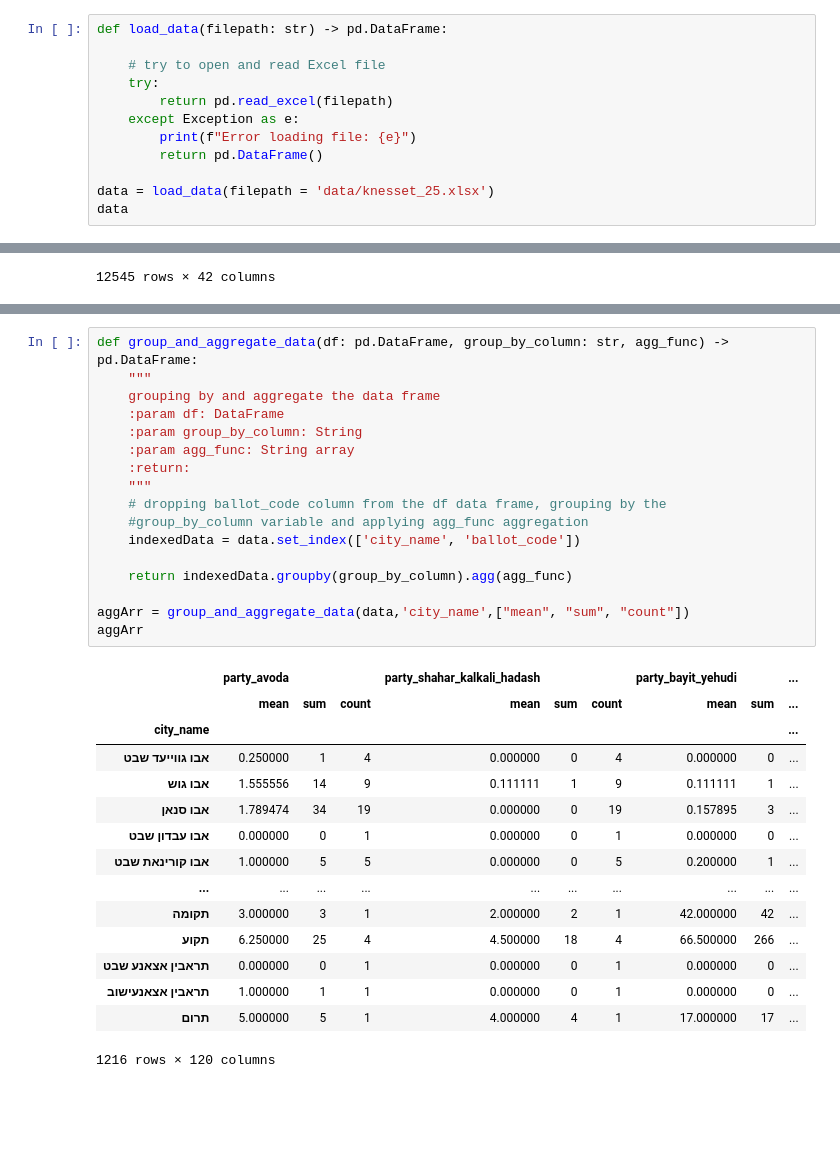
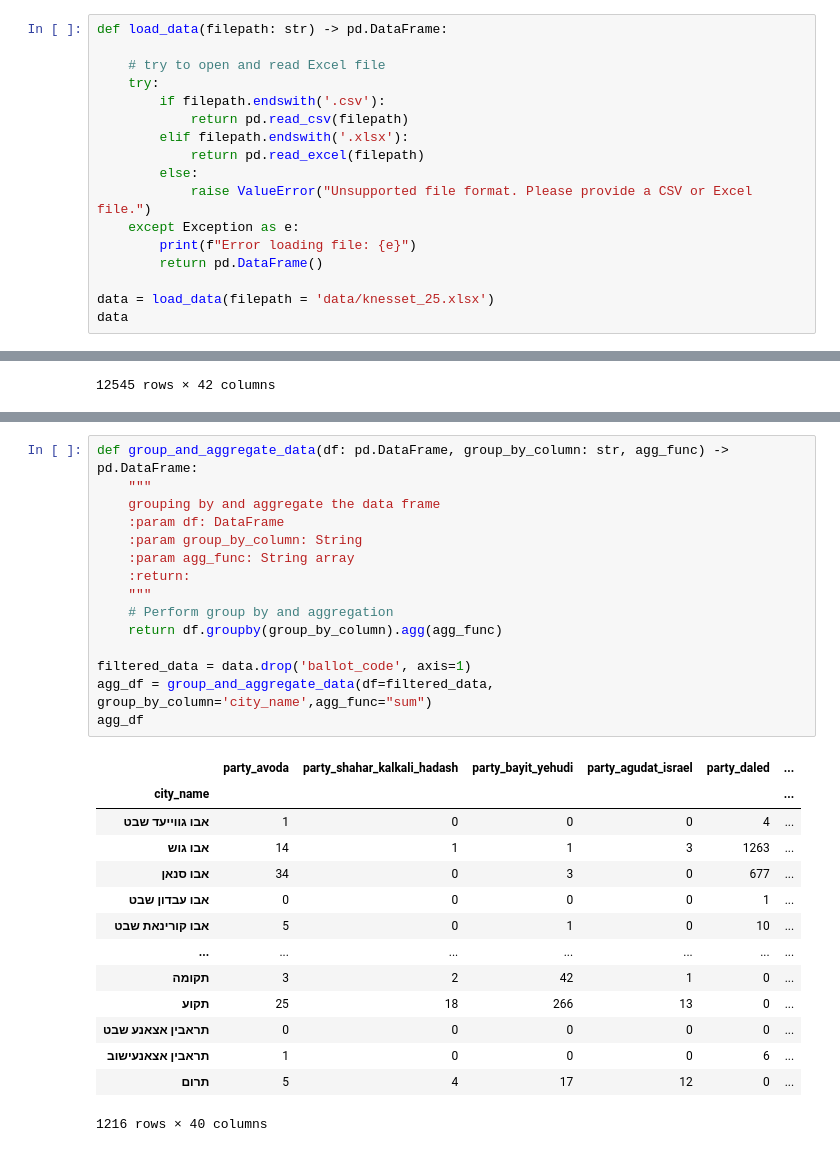
Before and after one commit to MichaelBabiy23/Dimensionality_Reduction, a Jupyter notebook: funcDemo.ipynb, the cells around one changed output, grey strips where cells are left out. Cells and saved outputs as stored; diff of their text form; blank space fills up the shorter version.

```diff
--- a/funcDemo.ipynb
+++ b/funcDemo.ipynb
@@ -17,7 +25,12 @@ def load_data(filepath: str) -> pd.DataFrame:
 
     # try to open and read Excel file
     try:
-        return pd.read_excel(filepath)
+        if filepath.endswith('.csv'):
+            return pd.read_csv(filepath)
+        elif filepath.endswith('.xlsx'):
+            return pd.read_excel(filepath)
+        else:
+            raise ValueError("Unsupported file format. Please provide a CSV or Excel file.")
     except Exception as e:
         print(f"Error loading file: {e}")
         return pd.DataFrame()
@@ -56,34 +75,31 @@ def group_and_aggregate_data(df: pd.DataFrame, group_by_column: str, agg_func) -
 # %%
 def group_and_aggregate_data(df: pd.DataFrame, group_by_column: str, agg_func) -> pd.DataFrame:
     """
     grouping by and aggregate the data frame
     :param df: DataFrame
     :param group_by_column: String
     :param agg_func: String array
     :return:
     """
-    # dropping ballot_code column from the df data frame, grouping by the
-    #group_by_column variable and applying agg_func aggregation
-    indexedData = data.set_index(['city_name', 'ballot_code'])
+    # Perform group by and aggregation
+    return df.groupby(group_by_column).agg(agg_func)
 
-    return indexedData.groupby(group_by_column).agg(agg_func)
-
-aggArr = group_and_aggregate_data(data,'city_name',["mean", "sum", "count"])
-aggArr
+filtered_data = data.drop('ballot_code', axis=1)
+agg_df = group_and_aggregate_data(df=filtered_data, group_by_column='city_name',agg_func="sum")
+agg_df
 # %% [output]
-|  | party_avoda |  |  | party_shahar_kalkali_hadash |  |  | party_bayit_yehudi |  | ... |
-|  | mean | sum | count | mean | sum | count | mean | sum | ... |
-| city_name |  |  |  |  |  |  |  |  | ... |
-| אבו גווייעד שבט | 0.250000 | 1 | 4 | 0.000000 | 0 | 4 | 0.000000 | 0 | ... |
-| אבו גוש | 1.555556 | 14 | 9 | 0.111111 | 1 | 9 | 0.111111 | 1 | ... |
-| אבו סנאן | 1.789474 | 34 | 19 | 0.000000 | 0 | 19 | 0.157895 | 3 | ... |
-| אבו עבדון שבט | 0.000000 | 0 | 1 | 0.000000 | 0 | 1 | 0.000000 | 0 | ... |
-| אבו קורינאת שבט | 1.000000 | 5 | 5 | 0.000000 | 0 | 5 | 0.200000 | 1 | ... |
-| ... | ... | ... | ... | ... | ... | ... | ... | ... | ... |
-| תקומה | 3.000000 | 3 | 1 | 2.000000 | 2 | 1 | 42.000000 | 42 | ... |
-| תקוע | 6.250000 | 25 | 4 | 4.500000 | 18 | 4 | 66.500000 | 266 | ... |
-| תראבין אצאנע שבט | 0.000000 | 0 | 1 | 0.000000 | 0 | 1 | 0.000000 | 0 | ... |
-| תראבין אצאנעישוב | 1.000000 | 1 | 1 | 0.000000 | 0 | 1 | 0.000000 | 0 | ... |
-| תרום | 5.000000 | 5 | 1 | 4.000000 | 4 | 1 | 17.000000 | 17 | ... |
+|  | party_avoda | party_shahar_kalkali_hadash | party_bayit_yehudi | party_agudat_israel | party_daled | ... |
+| city_name |  |  |  |  |  | ... |
+| אבו גווייעד שבט | 1 | 0 | 0 | 0 | 4 | ... |
+| אבו גוש | 14 | 1 | 1 | 3 | 1263 | ... |
+| אבו סנאן | 34 | 0 | 3 | 0 | 677 | ... |
+| אבו עבדון שבט | 0 | 0 | 0 | 0 | 1 | ... |
+| אבו קורינאת שבט | 5 | 0 | 1 | 0 | 10 | ... |
+| ... | ... | ... | ... | ... | ... | ... |
+| תקומה | 3 | 2 | 42 | 1 | 0 | ... |
+| תקוע | 25 | 18 | 266 | 13 | 0 | ... |
+| תראבין אצאנע שבט | 0 | 0 | 0 | 0 | 0 | ... |
+| תראבין אצאנעישוב | 1 | 0 | 0 | 0 | 6 | ... |
+| תרום | 5 | 4 | 17 | 12 | 0 | ... |
-1216 rows × 120 columns
+1216 rows × 40 columns
 # %% [markdown]
```
Also changed, not shown: parts of 16 cells of this notebook, 6 other files.
